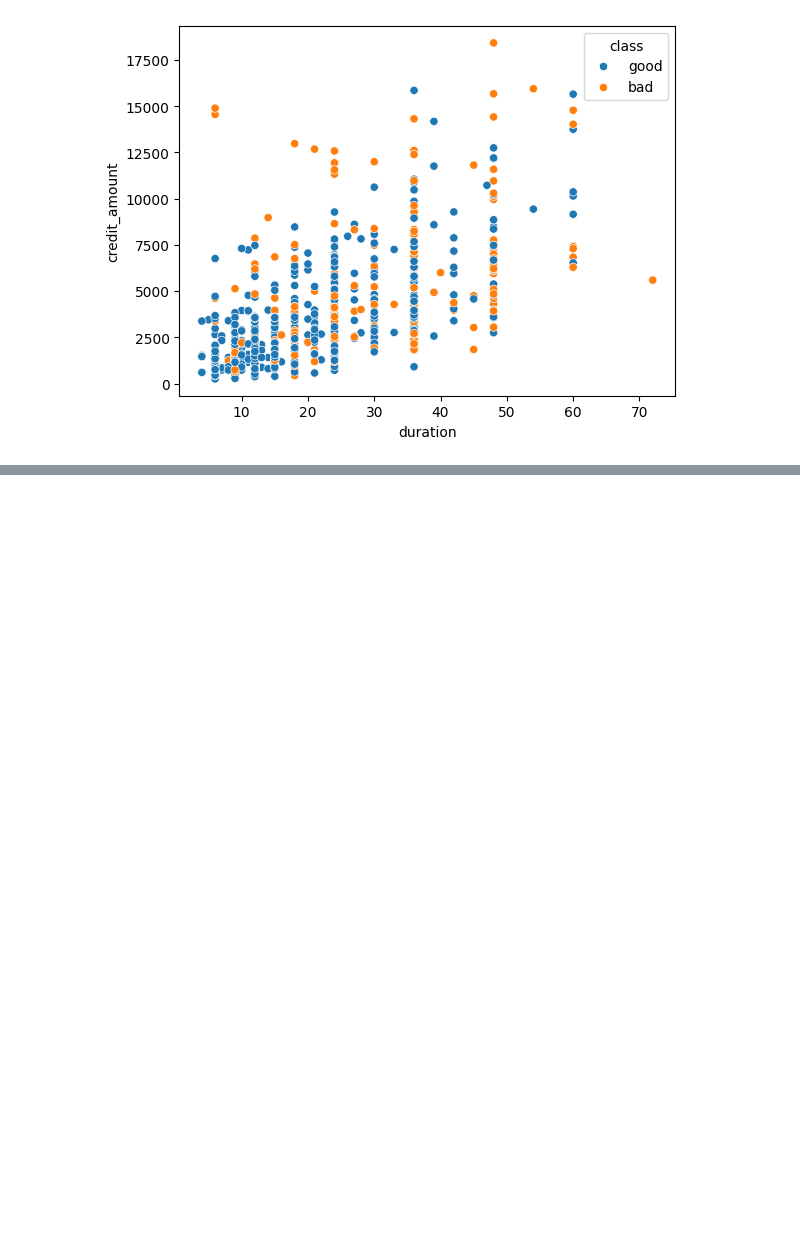
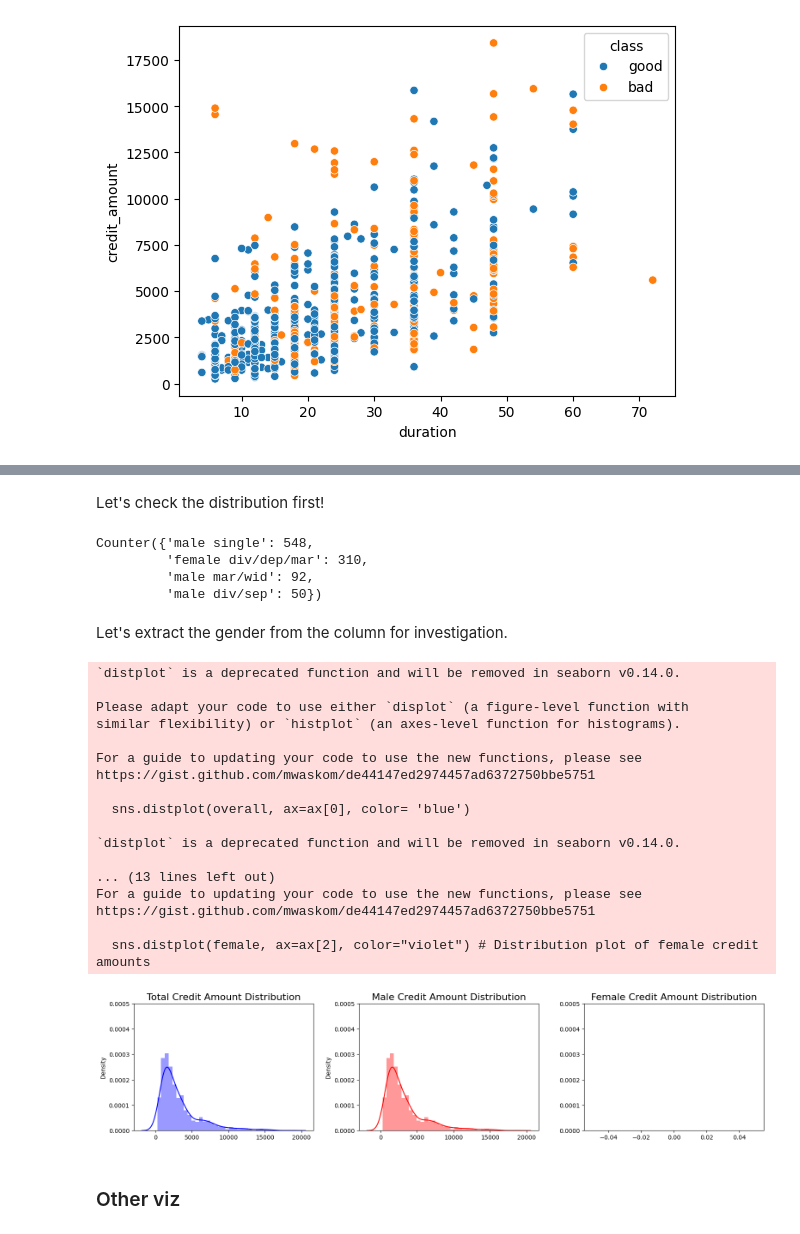
Before and after one commit to MaxPersoon/XAI-Project, a Jupyter notebook: EDA notebook ME.ipynb, the cells around one changed output, grey strips where cells are left out. Cells and saved outputs as stored; diff of their text form; code cells hidden in the pictures; blank space fills up the shorter version.

Commit message:
WIP: gender bias splitting

```diff
--- a/EDA notebook ME.ipynb
+++ b/EDA notebook ME.ipynb
@@ -176,0 +209,66 @@ sns.scatterplot(data=df_data, x="duration", y="credit_amount", hue="class")
+# %% [markdown]
+Let's check the distribution first!
+# %%
+from collections import Counter
+Counter(df_data['personal_status'])
+# %% [output]
+Counter({'male single': 548,
+         'female div/dep/mar': 310,
+         'male mar/wid': 92,
+         'male div/sep': 50})
+# %% [markdown]
+Let's extract the gender from the column for investigation.
+# %%
+genders = []
+male_string = "male"
+female_string = "female"
+
+for status in df_data['personal_status'].values:
+    if male_string in status:
+        genders.append(male_string)
+    elif female_string in status:
+        genders.append(female_string)
+    else:
+        print('Found something interesting!')
+        # This should no be printed because the definition of the data says that only "male"/"female" was an option
+        # But it is good to have this here to check if the data is consistent
+
+df_data['gender'] = genders
+# %%
+overall = df_data['credit_amount'].values  # Total credit amounts
+male = df_data[df_data['gender'] == 'male']['credit_amount'].values # Credit amounts of male
+female = df_data[df_data['gender'] == 'female']['credit_amount'].values # Credit amounts of female
+
+## we can pick the highest value and uniform all distributions to have an equal y
+ref_y_value = 0.0005
+fig, ax = plt.subplots(1, 3, figsize=(16,4)) # Define subplots - 1 row 3 column
+sns.distplot(overall, ax=ax[0], color= 'blue')
+ax[0].set_title("Total Credit Amount Distribution", fontsize=16) # Distribution plot of total credit amounts
+ax[0].set_ylim(0, ref_y_value)
+sns.distplot(male, ax=ax[1], color="red") # Distribution plot of male credit amounts
+ax[1].set_title("Male Credit Amount Distribution", fontsize=16)
+ax[1].set_ylim(0, ref_y_value)
+sns.distplot(female, ax=ax[2], color="violet") # Distribution plot of female credit amounts
+ax[2].set_title("Female Credit Amount Distribution", fontsize=16)
+ax[2].set_ylim(0, ref_y_value)
+fig.tight_layout(pad=2.0)
+plt.show()
+# %% [output]
+`distplot` is a deprecated function and will be removed in seaborn v0.14.0.
+
+Please adapt your code to use either `displot` (a figure-level function with
+similar flexibility) or `histplot` (an axes-level function for histograms).
+
+For a guide to updating your code to use the new functions, please see
+https://gist.github.com/mwaskom/de44147ed2974457ad6372750bbe5751
+
+  sns.distplot(overall, ax=ax[0], color= 'blue')
+
+`distplot` is a deprecated function and will be removed in seaborn v0.14.0.
+
+... (13 lines left out)
+For a guide to updating your code to use the new functions, please see
+https://gist.github.com/mwaskom/de44147ed2974457ad6372750bbe5751
+
+  sns.distplot(female, ax=ax[2], color="violet") # Distribution plot of female credit amounts
+[figure, added]
@@ -176,0 +277,2 @@ sns.scatterplot(data=df_data, x="duration", y="credit_amount", hue="class")
+# %% [markdown]
+### Other viz
```
Also changed, not shown: parts of 12 cells of this notebook.
